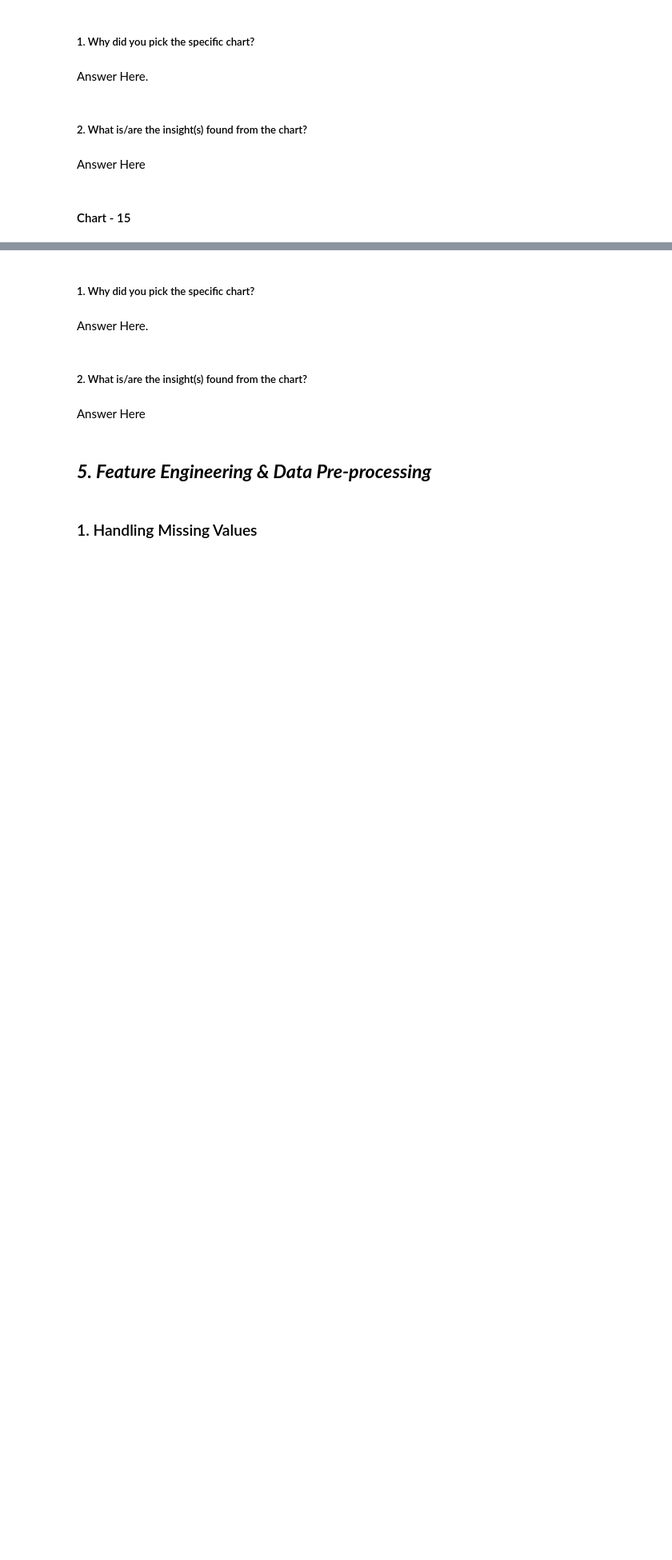
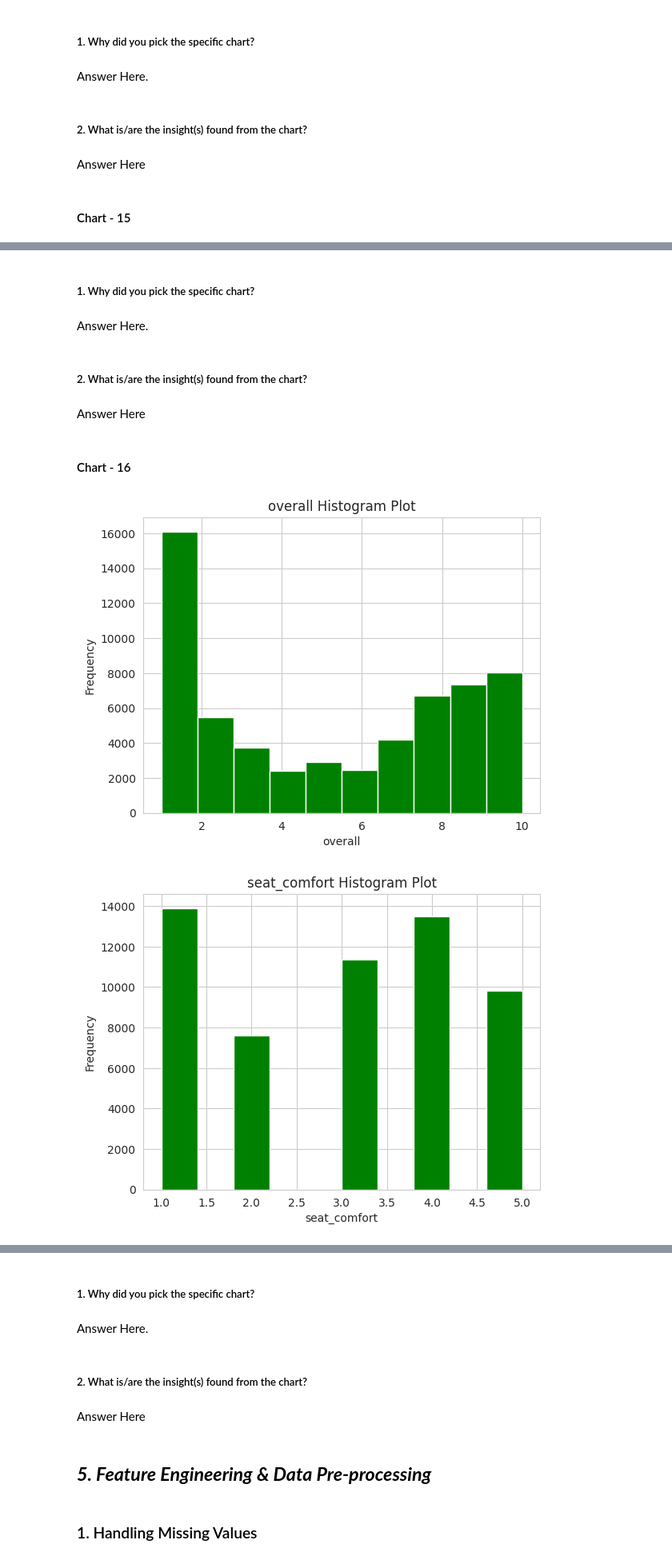
Before and after one commit to vedanttule134/Airline-Passenger-Referral-Prediction, a Jupyter notebook: Airline_Passenger_Referral_Prediction.ipynb, the cells around one changed output, grey strips where cells are left out. Shown at 80% size. Saved outputs shown, nothing was run; the diff lists cells and outputs as text; code cells hidden in the pictures; blank space fills up the shorter version.

```diff
--- a/Airline_Passenger_Referral_Prediction.ipynb
+++ b/Airline_Passenger_Referral_Prediction.ipynb
@@ -607,0 +653,26 @@ Answer Here
+# %% [markdown]
+##### 1. Why did you pick the specific chart?
+# %% [markdown]
+Answer Here.
+# %% [markdown]
+##### 2. What is/are the insight(s) found from the chart?
+# %% [markdown]
+Answer Here
+# %% [markdown]
+#### Chart - 16
+# %%
+# Chart - 16 visualization code
+# storing all numerical feature in numeric_feature variable
+numeric_features=['overall','seat_comfort','cabin_service','food_bev','entertainment','ground_service','value_for_money']
+# %%
+# plotting histogram for all numeric feature
+for i in numeric_features:
+  plt.hist(airline_df[i], bins=10,color='green')
+  plt.title(i+" Histogram Plot")
+  plt.xlabel(i)
+  plt.ylabel("Frequency")
+  plt.show()
+  print("")
+# %% [output]
+[figure, added]
+[figure, added]
```
Also changed, not shown: parts of 36 cells of this notebook.
